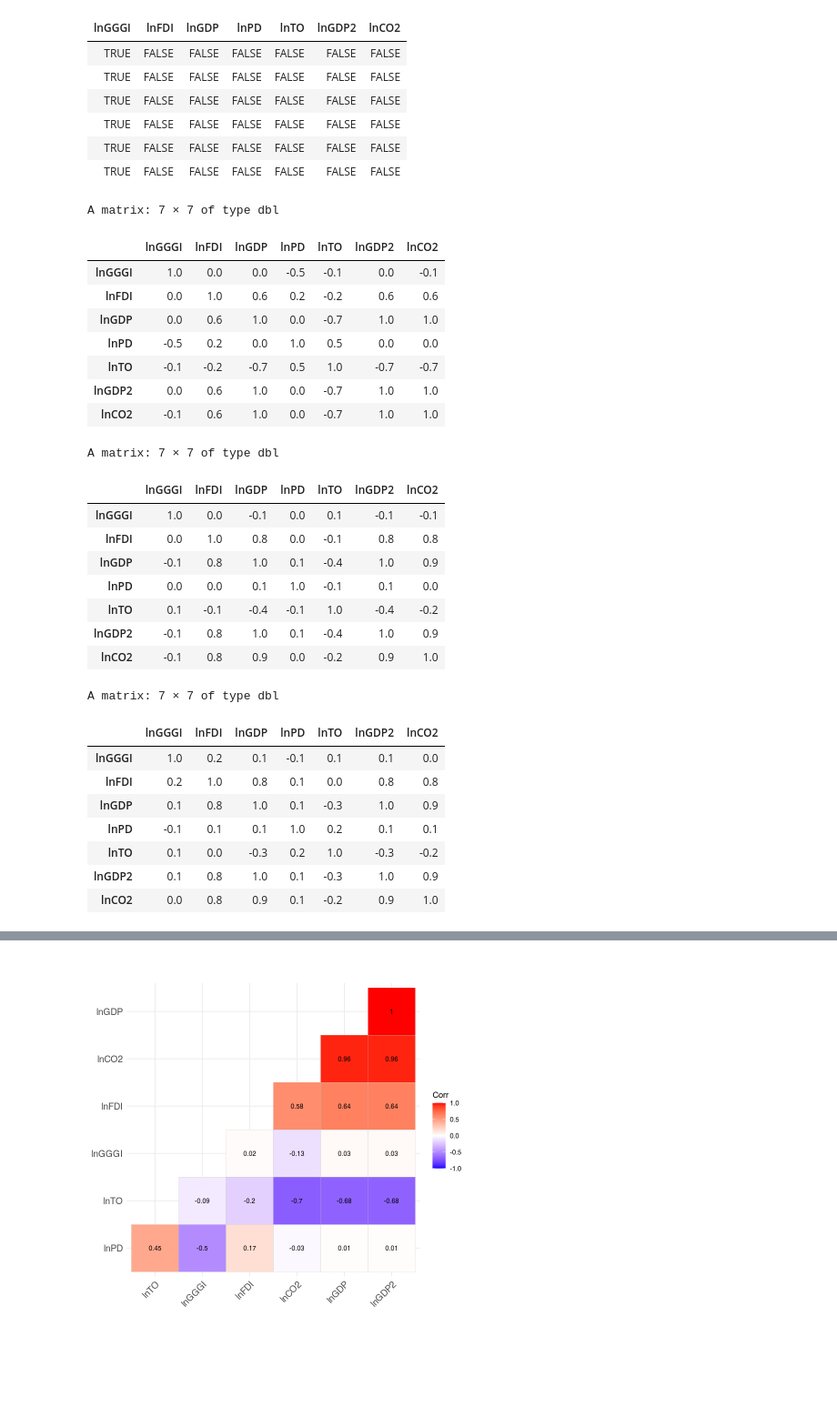
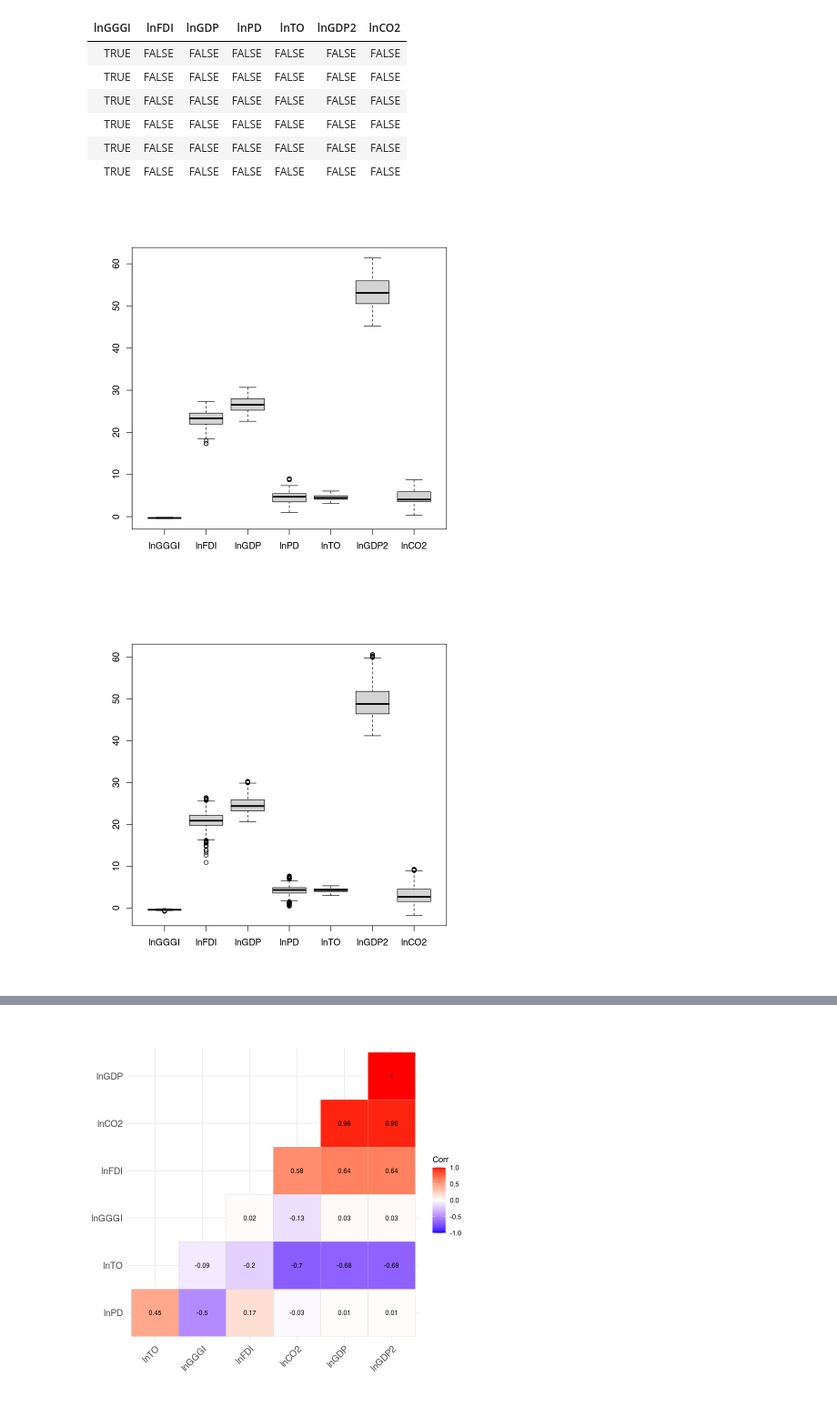
Before and after one commit to esvm4/ScientificResearch212223, a Jupyter notebook: dataAnalysis.ipynb, the cells around one changed output, grey strips where cells are left out. Shown: that part at 91% size. Drawn from its saved outputs; the diff is of its cells as text; code cells hidden in the pictures; blank space fills up the shorter version.

Commit message:
Check for outliers, Plot correlation heatmaps for 3 datasets using corrplot & ggplot2

```diff
--- a/dataAnalysis.ipynb
+++ b/dataAnalysis.ipynb
@@ -117,35 +117,11 @@ A matrix: 6 × 7 of type lgl
 | TRUE | FALSE | FALSE | FALSE | FALSE | FALSE | FALSE |
 | TRUE | FALSE | FALSE | FALSE | FALSE | FALSE | FALSE |
 | TRUE | FALSE | FALSE | FALSE | FALSE | FALSE | FALSE |
-# %%
-round(cor(df_developed), 1)
-round(cor(df_developing), 1)
-round(cor(df_all), 1)
-# %% [output]
-A matrix: 7 × 7 of type dbl
-|  | lnGGGI | lnFDI | lnGDP | lnPD | lnTO | lnGDP2 | lnCO2 |
-| lnGGGI | 1.0 | 0.0 | 0.0 | -0.5 | -0.1 | 0.0 | -0.1 |
-| lnFDI | 0.0 | 1.0 | 0.6 | 0.2 | -0.2 | 0.6 | 0.6 |
-| lnGDP | 0.0 | 0.6 | 1.0 | 0.0 | -0.7 | 1.0 | 1.0 |
-| lnPD | -0.5 | 0.2 | 0.0 | 1.0 | 0.5 | 0.0 | 0.0 |
-| lnTO | -0.1 | -0.2 | -0.7 | 0.5 | 1.0 | -0.7 | -0.7 |
-| lnGDP2 | 0.0 | 0.6 | 1.0 | 0.0 | -0.7 | 1.0 | 1.0 |
-| lnCO2 | -0.1 | 0.6 | 1.0 | 0.0 | -0.7 | 1.0 | 1.0 |
-A matrix: 7 × 7 of type dbl
-|  | lnGGGI | lnFDI | lnGDP | lnPD | lnTO | lnGDP2 | lnCO2 |
-| lnGGGI | 1.0 | 0.0 | -0.1 | 0.0 | 0.1 | -0.1 | -0.1 |
-| lnFDI | 0.0 | 1.0 | 0.8 | 0.0 | -0.1 | 0.8 | 0.8 |
-| lnGDP | -0.1 | 0.8 | 1.0 | 0.1 | -0.4 | 1.0 | 0.9 |
-| lnPD | 0.0 | 0.0 | 0.1 | 1.0 | -0.1 | 0.1 | 0.0 |
-| lnTO | 0.1 | -0.1 | -0.4 | -0.1 | 1.0 | -0.4 | -0.2 |
-| lnGDP2 | -0.1 | 0.8 | 1.0 | 0.1 | -0.4 | 1.0 | 0.9 |
-| lnCO2 | -0.1 | 0.8 | 0.9 | 0.0 | -0.2 | 0.9 | 1.0 |
-A matrix: 7 × 7 of type dbl
-|  | lnGGGI | lnFDI | lnGDP | lnPD | lnTO | lnGDP2 | lnCO2 |
-| lnGGGI | 1.0 | 0.2 | 0.1 | -0.1 | 0.1 | 0.1 | 0.0 |
-| lnFDI | 0.2 | 1.0 | 0.8 | 0.1 | 0.0 | 0.8 | 0.8 |
-| lnGDP | 0.1 | 0.8 | 1.0 | 0.1 | -0.3 | 1.0 | 0.9 |
-| lnPD | -0.1 | 0.1 | 0.1 | 1.0 | 0.2 | 0.1 | 0.1 |
-| lnTO | 0.1 | 0.0 | -0.3 | 0.2 | 1.0 | -0.3 | -0.2 |
-| lnGDP2 | 0.1 | 0.8 | 1.0 | 0.1 | -0.3 | 1.0 | 0.9 |
-| lnCO2 | 0.0 | 0.8 | 0.9 | 0.1 | -0.2 | 0.9 | 1.0 |
+# %%
+# check for outliers
+boxplot(df_developed)
+boxplot(df_developing)
+boxplot(df_all)
+# %% [output]
+[figure, added]
+[figure, added]
```
Also changed, not shown: parts of 5 cells of this notebook.
